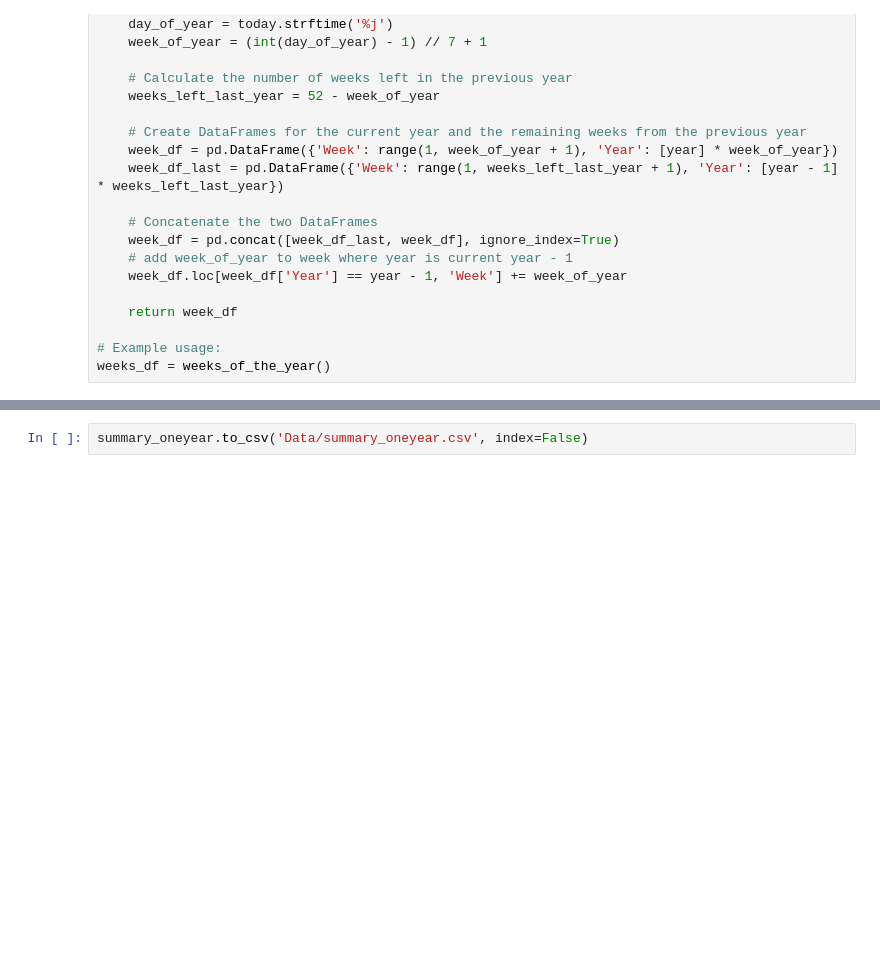
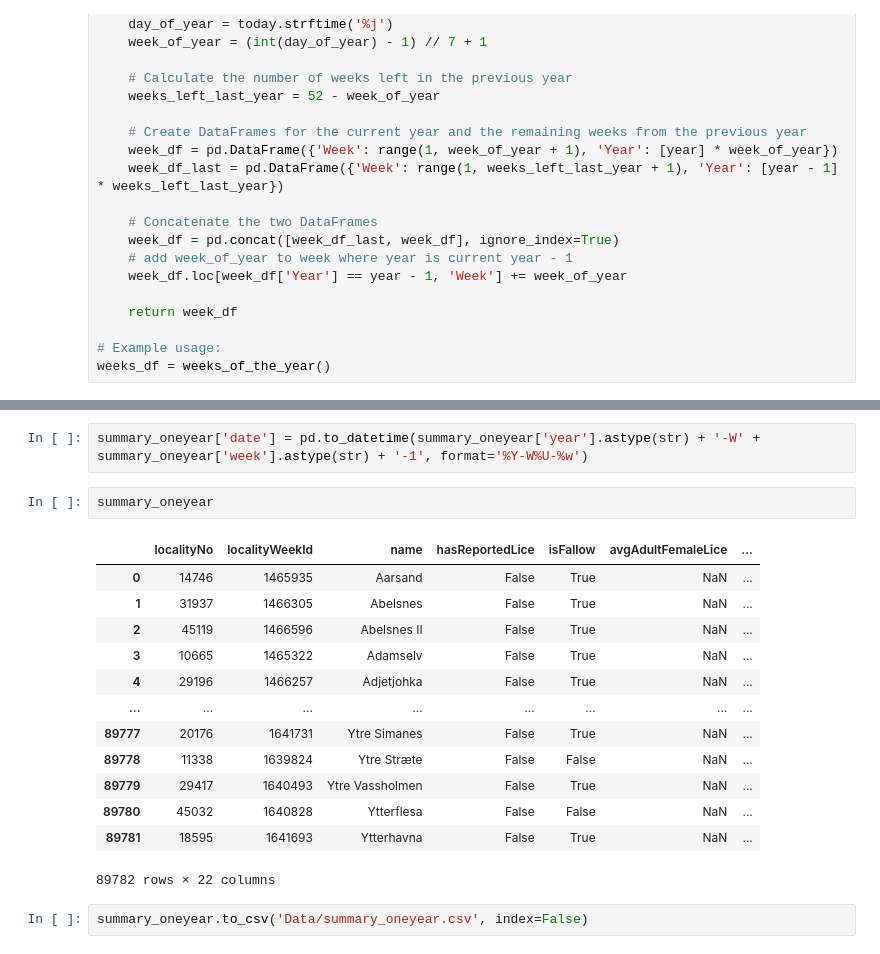
Before and after one commit to ivholmlu/D2D, a Jupyter notebook: DataSources.ipynb, the cells around one changed output, grey strips where cells are left out. Cells and saved outputs as stored; diff of their text form; blank space fills up the shorter version.

```diff
--- a/DataSources.ipynb
+++ b/DataSources.ipynb
@@ -169,3 +188,21 @@ summary_oneyear.shape
+# %%
+summary_oneyear['date'] = pd.to_datetime(summary_oneyear['year'].astype(str) + '-W' + summary_oneyear['week'].astype(str) + '-1', format='%Y-W%U-%w')
+# %%
+summary_oneyear
+# %% [output]
+|  | localityNo | localityWeekId | name | hasReportedLice | isFallow | avgAdultFemaleLice | ... |
+| 0 | 14746 | 1465935 | Aarsand | False | True | NaN | ... |
+| 1 | 31937 | 1466305 | Abelsnes | False | True | NaN | ... |
+| 2 | 45119 | 1466596 | Abelsnes II | False | True | NaN | ... |
+| 3 | 10665 | 1465322 | Adamselv | False | True | NaN | ... |
+| 4 | 29196 | 1466257 | Adjetjohka | False | True | NaN | ... |
+| ... | ... | ... | ... | ... | ... | ... | ... |
+| 89777 | 20176 | 1641731 | Ytre Simanes | False | True | NaN | ... |
+| 89778 | 11338 | 1639824 | Ytre Stræte | False | False | NaN | ... |
+| 89779 | 29417 | 1640493 | Ytre Vassholmen | False | True | NaN | ... |
+| 89780 | 45032 | 1640828 | Ytterflesa | False | False | NaN | ... |
+| 89781 | 18595 | 1641693 | Ytterhavna | False | True | NaN | ... |
+89782 rows × 22 columns
 # %%
 summary_oneyear.to_csv('Data/summary_oneyear.csv', index=False)
 # %% [markdown]
```
Also changed, not shown: parts of 14 cells of this notebook, 2 other files.
